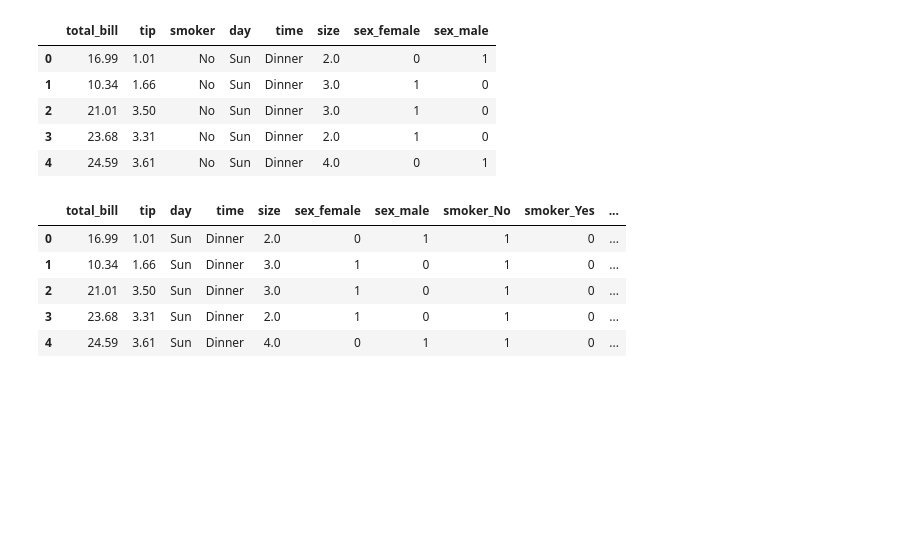
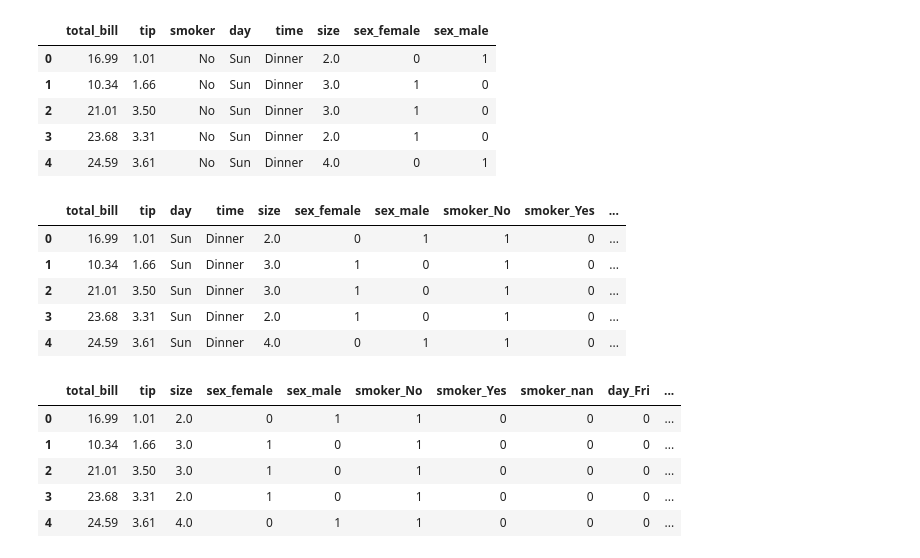
Before and after one commit to Md-Maruf-1727/Data-preprocessing-Practice, a Jupyter notebook: Data pre-processing part1/encoding2OneHot.ipynb, the cells around one changed output. Saved outputs shown, nothing was run; the diff lists cells and outputs as text; code cells hidden in the pictures; blank space fills up the shorter version.

Commit message:
one Hot encoding update

```diff
--- a/Data pre-processing part1/encoding2OneHot.ipynb
+++ b/Data pre-processing part1/encoding2OneHot.ipynb
@@ -425,0 +422,13 @@ for col in tip_dataser_new1.columns:
+# %%
+fit_tran = one_hot_encoding.fit_transform(tip_dataser_new1[['day', 'time']])
+encoded_df = pd.DataFrame(fit_tran, columns=one_hot_encoding.get_feature_names_out(['day', 'time'])).astype('int64')
+main_tip_dataset = pd.concat([tip_dataser_new1.drop(['day', 'time'], axis=1), encoded_df], axis=1)
+# %%
+main_tip_dataset.head()
+# %% [output]
+|  | total_bill | tip | size | sex_female | sex_male | smoker_No | smoker_Yes | smoker_nan | day_Fri | ... |
+| 0 | 16.99 | 1.01 | 2.0 | 0 | 1 | 1 | 0 | 0 | 0 | ... |
+| 1 | 10.34 | 1.66 | 3.0 | 1 | 0 | 1 | 0 | 0 | 0 | ... |
+| 2 | 21.01 | 3.50 | 3.0 | 1 | 0 | 1 | 0 | 0 | 0 | ... |
+| 3 | 23.68 | 3.31 | 2.0 | 1 | 0 | 1 | 0 | 0 | 0 | ... |
+| 4 | 24.59 | 3.61 | 4.0 | 0 | 1 | 1 | 0 | 0 | 0 | ... |
```
Also changed, not shown: parts of 1 cell of this notebook.
